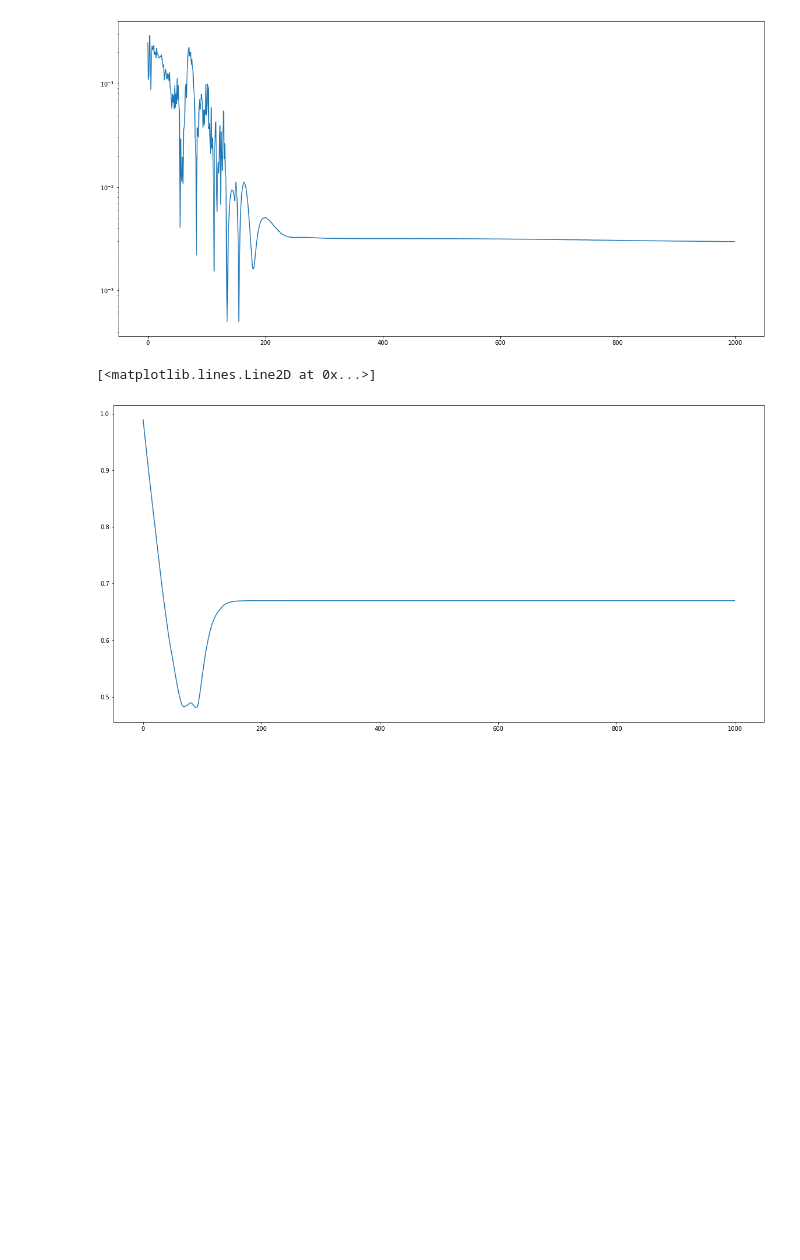
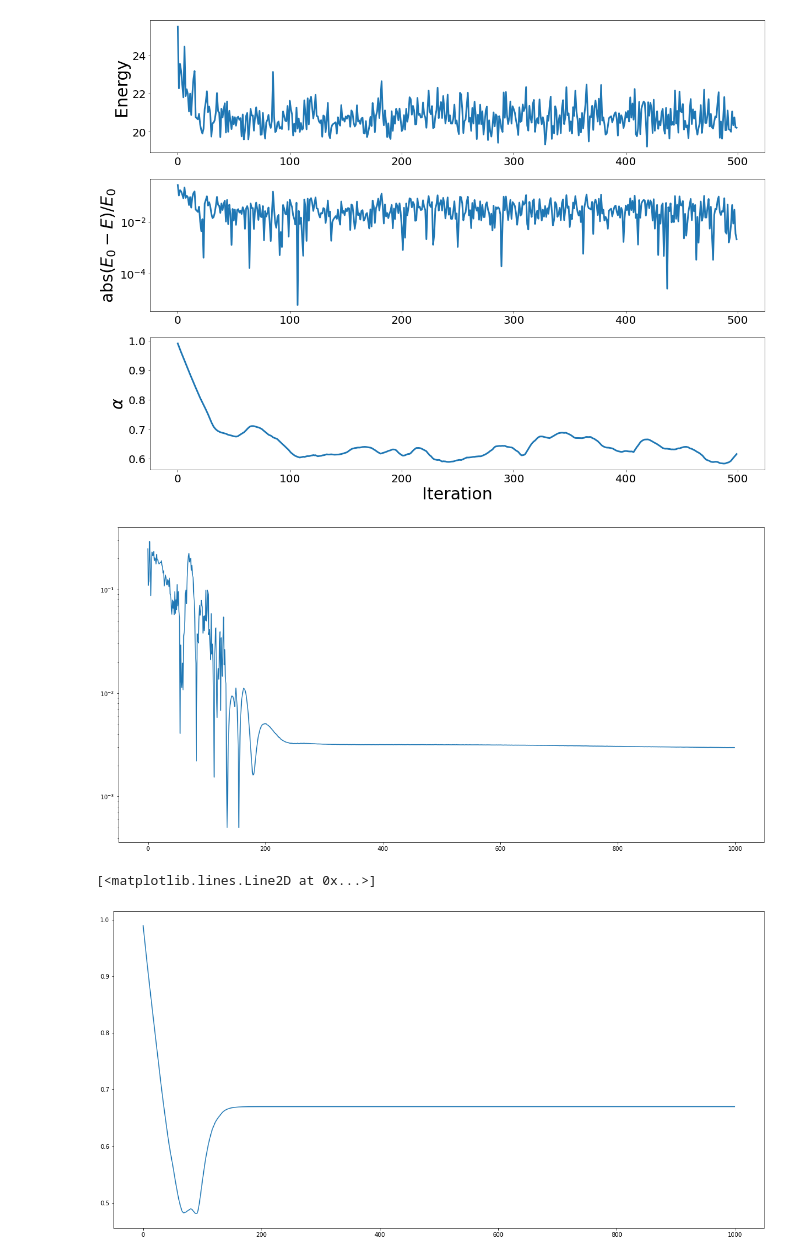
Before and after one commit to MartinKHovden/Thesis, a Jupyter notebook: VMC/src_V3/Simulations/Notebooks/QD62OptimSlaterNN.ipynb, the cells around one changed output. Drawn from its saved outputs; the diff is of its cells as text; code cells hidden in the pictures; blank space fills up the shorter version.

```diff
--- a/VMC/src_V3/Simulations/Notebooks/QD62OptimSlaterNN.ipynb
+++ b/VMC/src_V3/Simulations/Notebooks/QD62OptimSlaterNN.ipynb
@@ -49,3 +49,51 @@ ax[2].tick_params(labelsize=20)
+# %%
+import numpy as np
+import matplotlib.pyplot as plt
+
+x = np.loadtxt("../../testVMC.txt")
+y = np.loadtxt("../../testVP.txt")
+
+import matplotlib.pyplot as plt
+# lr0_1 = np.loadtxt("../Data/quantumDot/VMC/Interacting/wf_slater_gaussian_nn_sysInfo_is_stepLength_0.1_numMCSteps_1000_optimizer_adam_learningRate_0.1_numOptimSteps_5000_numDims_2_numParticles_2_elementinfo_slater_none_gaussian_none_nn_numhidden1_20_numhidden2_20_activationFunction_sigmoid_.txt")
+# lr0_01 = np.loadtxt("../Data/quantumDot/VMC/Interacting/wf_slater_gaussian_nn_sysInfo_is_stepLength_0.1_numMCSteps_1000_optimizer_adam_learningRate_0.01_numOptimSteps_5000_numDims_2_numParticles_2_elementinfo_slater_none_gaussian_none_nn_numhidden1_20_numhidden2_20_activationFunction_sigmoid_.txt")
+# lr0_001 = np.loadtxt("../Data/quantumDot/VMC/Interacting/wf_slater_gaussian_nn_sysInfo_is_stepLength_0.1_numMCSteps_1000_optimizer_adam_learningRate_0.001_numOptimSteps_5000_numDims_2_numParticles_2_elementinfo_slater_none_gaussian_none_nn_numhidden1_20_numhidden2_20_activationFunction_sigmoid_.txt")
+
+
+# plt.figure(figsize=(20,10))
+
+fig,ax = plt.subplots(3,1, figsize=(20,15))
+# plt.plot(lr0_001, linewidth=3)
+# plt.plot(lr0_01, linewidth=3)
+ax[0].plot([e for e in np.mean((x.reshape(-1, 1)), axis=1)], linewidth=3)
+# ax[0].plot([e for e in np.mean((lr0_01.reshape(-1, 10)), axis=1)], linewidth=3)
+# ax[0].plot([e for e in np.mean((lr0_001.reshape(-1, 10)), axis=1)], linewidth=3)
+# ax[0].set_ylim(20., 21.0)
+
+# ax[0].legend(["lr = 0.1", "lr=0.01", "lr=0.001"], fontsize=25)
+ax[0].set_ylabel("Energy", fontsize=30)
+ax[0].tick_params(labelsize=20)
+
+ax[1].plot([abs(20.16 - e)/20.16 for e in np.mean((x.reshape(-1, 1)), axis=1)], linewidth=3)
+# ax[1].plot([abs(3.0 - e)/3 for e in np.mean((lr0_01.reshape(-1, 10)), axis=1)], linewidth=3)
+# ax[1].plot([abs(3.0 - e)/3 for e in np.mean((lr0_001.reshape(-1, 10)), axis=1)], linewidth=3)
+
+
+# ax[1].legend(["lr = 0.01"], fontsize=25)
+# ax[1].set_xlabel("Iteration", fontsize=30)
+ax[1].set_ylabel(r"abs$(E_0 - E)/E_0$", fontsize=30)
+ax[1].set_yscale('log')
+ax[1].tick_params(labelsize=20)
+
+ax[2].plot([e for e in np.mean((y.reshape(-1, 1)), axis=1)], linewidth=3)
+# ax[2].legend(["lr = 0.1"], fontsize=25)
+ax[2].set_xlabel("Iteration", fontsize=30)
+ax[2].set_ylabel(r"$\alpha$", fontsize=30)
+# ax[2].set_yscale('log')
+ax[2].tick_params(labelsize=20)
+# plt.show()
+# plt.savefig("../Plots/QDInteracting22SlaterNNOptimADAM.png")
+# %% [output]
+[figure, added]
 # %%
 plt.figure(figsize=(20,10))
 plt.yscale("log")
```
Also changed, not shown: parts of 5 cells of this notebook, 17 other files.
